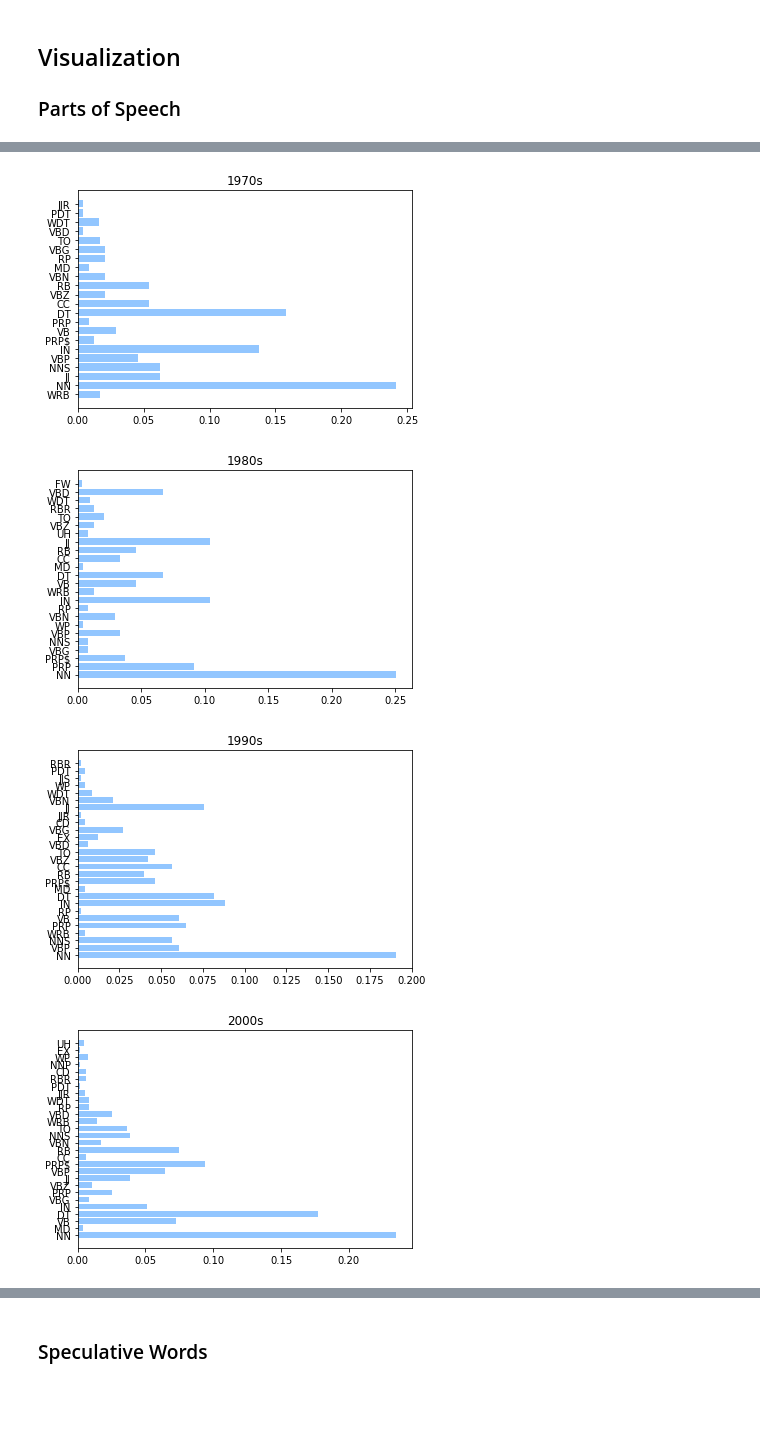
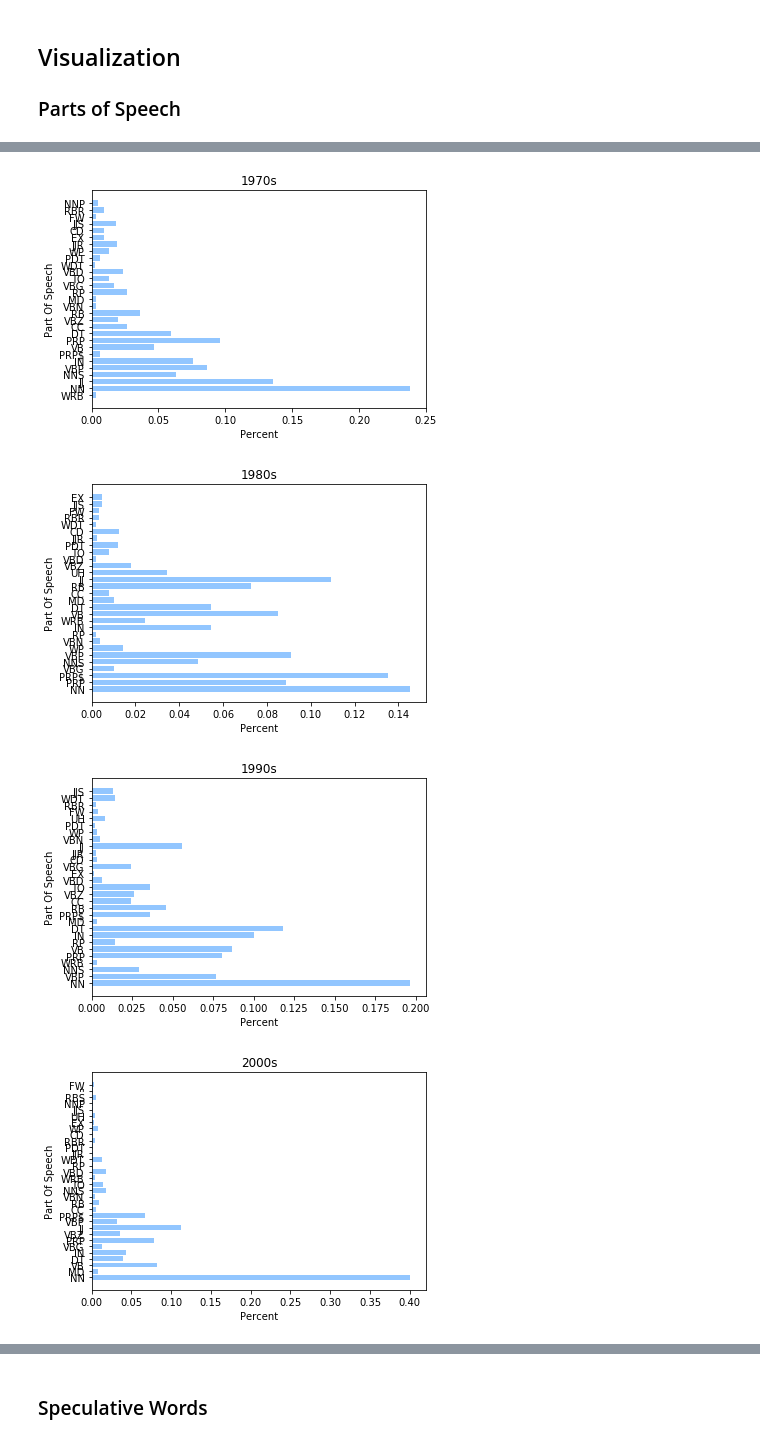
Before and after one commit to eunice-chan/DH_PROJ_Billboard, a Jupyter notebook: Billboard100 Data Exploration.ipynb, the cells around one changed output, grey strips where cells are left out. Saved outputs shown, nothing was run; the diff lists cells and outputs as text; code cells hidden in the pictures; blank space fills up the shorter version.

Commit message:
Fixed a typo and added more data

```diff
--- a/Billboard100 Data Exploration.ipynb
+++ b/Billboard100 Data Exploration.ipynb
@@ -57,11 +62,14 @@ plt.style.use("seaborn-pastel")
 # Data
 # %%
 #This is the saved csv file from Google Sheets with lyrics added to web-scrapped data
-full_music = pd.read_csv("Lyrics_Billboard100_1950-2018.csv")
+full_music = pd.read_csv("Billboard100(1950-2018).csv")
 pd.to_numeric(full_music["Year"])
+top30 = full_music.loc[full_music["Position"].isin([str(i) for i in np.arange(1, 30)])].reset_index(drop=True)
 #Get the songs from the Billboard entries every 5 years
-subset_music = full_music.loc[full_music["Year"]%5 == 0]
+#subset_music = full_music.loc[full_music["Year"]%5 == 0]
+subset_music = full_music
 #Only get the #1 and #2 song in each Billboard entry
 data = subset_music.loc[subset_music["Position"].isin(["1", "2"])].reset_index(drop=True)
+print(data.shape)
 data
 # %% [output]
@@ -107,3 +117,16 @@ music
 # %% [markdown]
 # Text Analysis
 ## Basic
+# %%
+top30["Decade"] = [int(year/10) for year in top30["Year"]]
+artist_count = top30.groupby("Decade").agg(list)
+#Count the number of unique artists in each decade (the rest have appeared on the list in the same decade)
+artist_count["Unique Artists in Decade"] = [len(set(artists))/len(artists) for artists in artist_count["Artist"]]
+all_artists = []
+num_unique = []
+for decade in artist_count["Artist"]:
+    num_unique += [len(set([artist for artist in decade if artist not in all_artists]))/len(decade)]
+    all_artists += decade
+#Count the number of unique artists in each decade (the rest have appeared on the list in any of the previous decades)
+artist_count["Unique Artists"] = num_unique
+artist_count
@@ -383,6 +447,8 @@ len_unique_no_stop = len_unique/music["Avg Word Count"]
 for decade in decade_pos:
     plt.title(decade)
     plt.barh(list(decade_pos[decade].keys()), list(decade_pos[decade].values()))
+    plt.ylabel("Part Of Speech")
+    plt.xlabel("Percent")
     plt.show();
-    #plt.savefig(decade+"pos.tiff")
+    #plt.savefig(decade+"pos.tiff");
 # %% [output]
@@ -391,4 +457,4 @@ for decade in decade_pos:
-[figure, old version]
+[figure, new version]
-[figure, old version]
+[figure, new version]
-[figure, old version]
+[figure, new version]
-[figure, old version]
+[figure, new version]
```
Also changed, not shown: parts of 68 cells of this notebook, 4 other files.
